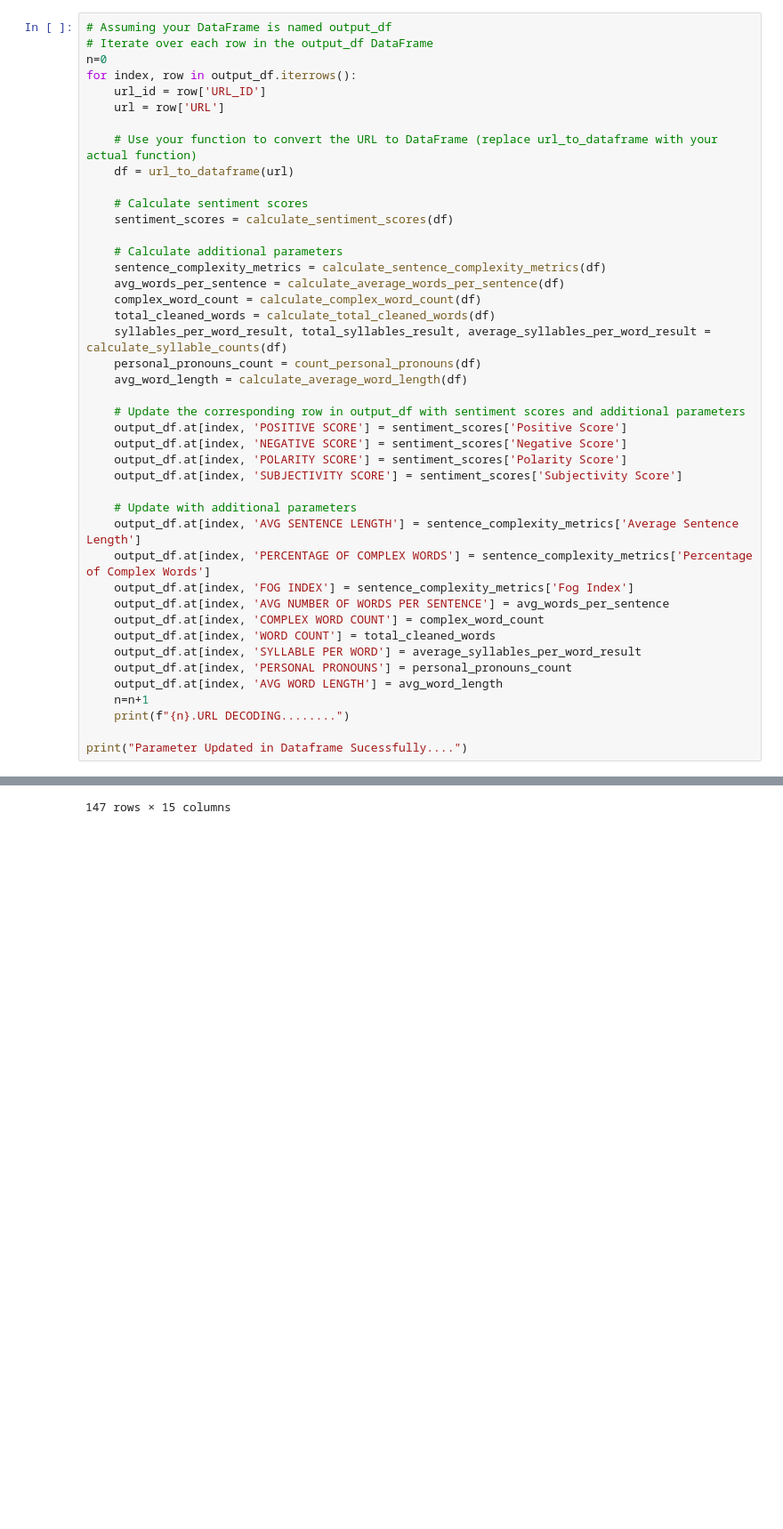
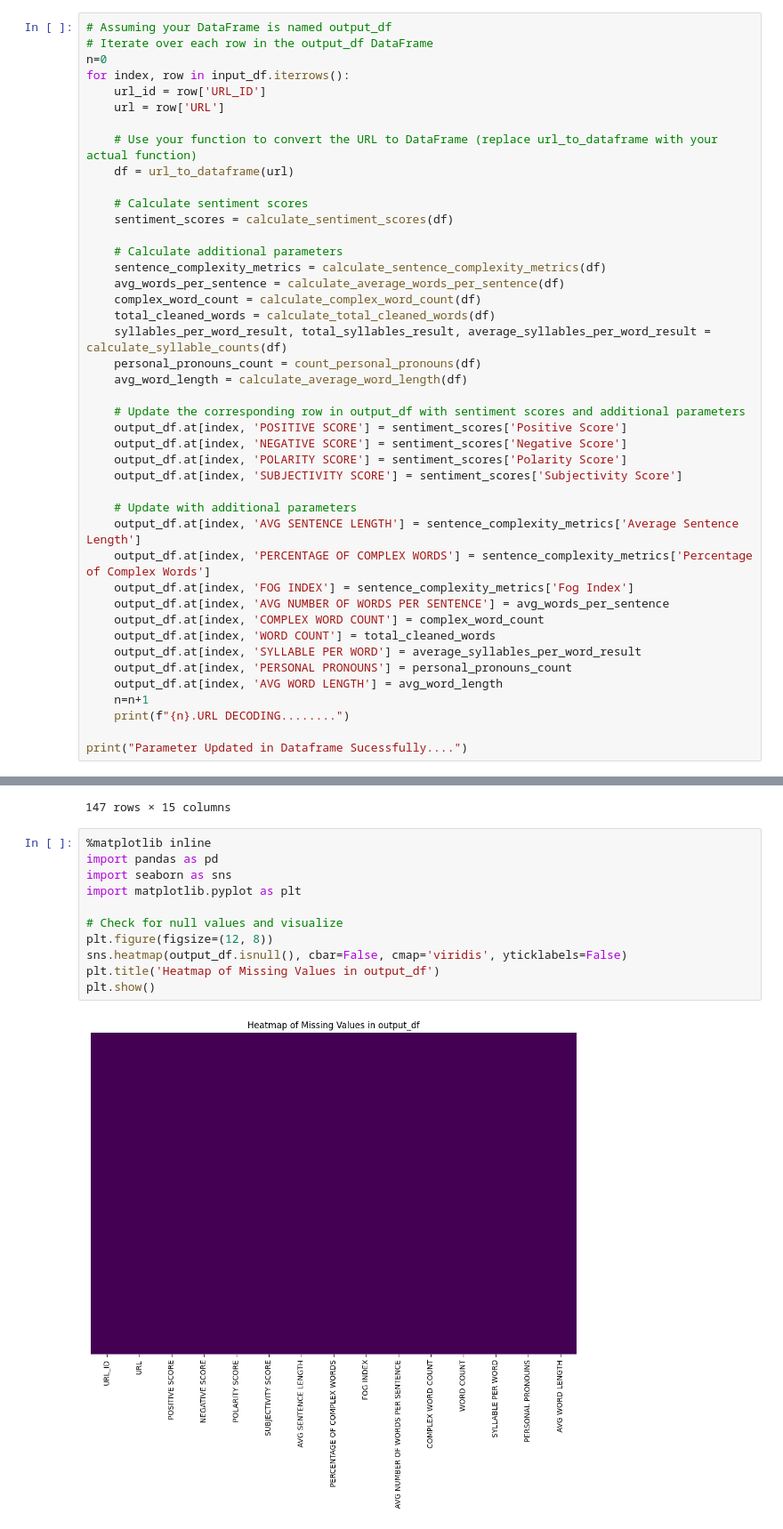
Before and after one commit to swapniljyt/NLP-Based-Article-Analyzer, a Jupyter notebook: experiment.ipynb, the cells around one changed output, grey strips where cells are left out. Shown at 89% size. Saved outputs shown, nothing was run; the diff lists cells and outputs as text; blank space fills up the shorter version.

```diff
--- a/experiment.ipynb
+++ b/experiment.ipynb
@@ -428,7 +428,7 @@ input_df.head(), output_df.head()
 # Assuming your DataFrame is named output_df
 # Iterate over each row in the output_df DataFrame
 n=0
-for index, row in output_df.iterrows():
+for index, row in input_df.iterrows():
     url_id = row['URL_ID']
     url = row['URL']
 
@@ -501,3 +501,16 @@ output_df
 | 145 | bctech2156 | https://insights.blackcoffer.com/... | 0.0 | 1 | -0.999999 | 0.003802 | ... |
 | 146 | bctech2157 | https://insights.blackcoffer.com/... | 2.0 | 2 | 0.000000 | 0.018605 | ... |
 147 rows × 15 columns
+# %%
+%matplotlib inline
+import pandas as pd
+import seaborn as sns
+import matplotlib.pyplot as plt
+
+# Check for null values and visualize
+plt.figure(figsize=(12, 8))
+sns.heatmap(output_df.isnull(), cbar=False, cmap='viridis', yticklabels=False)
+plt.title('Heatmap of Missing Values in output_df')
+plt.show()
+# %% [output]
+[figure, added]
```
Also changed, not shown: parts of 1 cell of this notebook.
